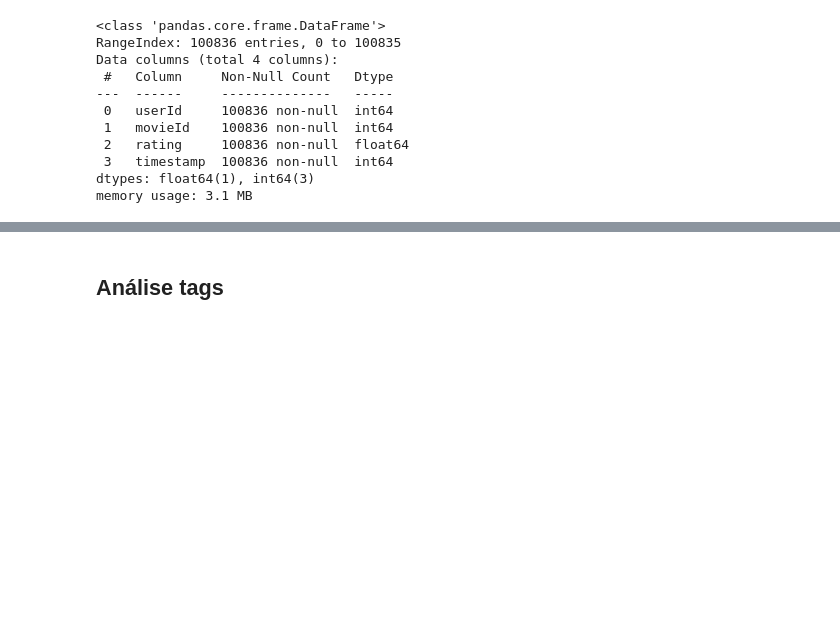
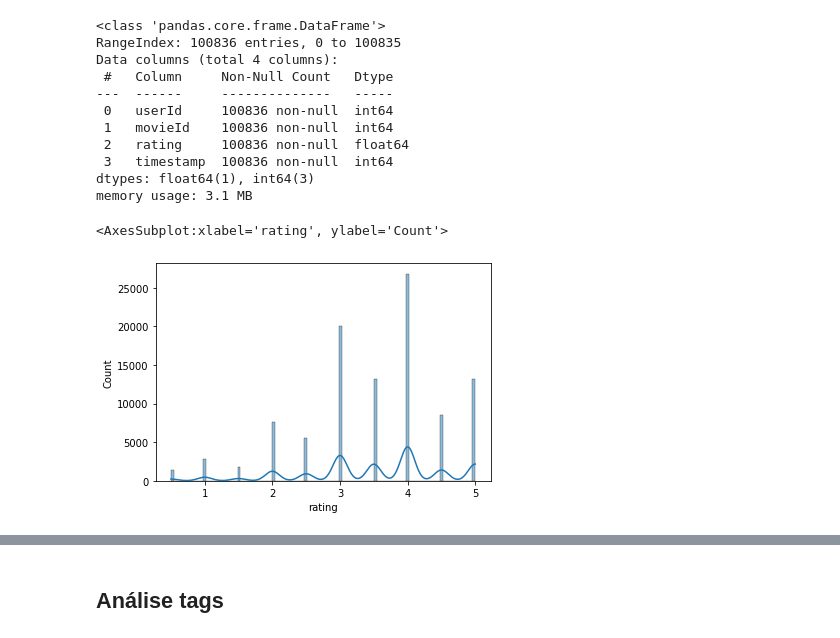
Before and after one commit to ehcp10/D1AED-Atividade1, a Jupyter notebook: atividade1.ipynb, the cells around one changed output, grey strips where cells are left out. Drawn from its saved outputs; the diff is of its cells as text; code cells hidden in the pictures; blank space fills up the shorter version.

```diff
--- a/atividade1.ipynb
+++ b/atividade1.ipynb
@@ -184,5 +185,10 @@ Data columns (total 4 columns):
  3   timestamp  100836 non-null  int64
 dtypes: float64(1), int64(3)
 memory usage: 3.1 MB
+# %%
+sns.histplot(ratings, x=ratings['rating'], kde=True)
+# %% [output]
+<AxesSubplot:xlabel='rating', ylabel='Count'>
+[figure, added]
 # %%
 ratings_data  = ratings['rating']
```
Also changed, not shown: parts of 29 cells of this notebook.
